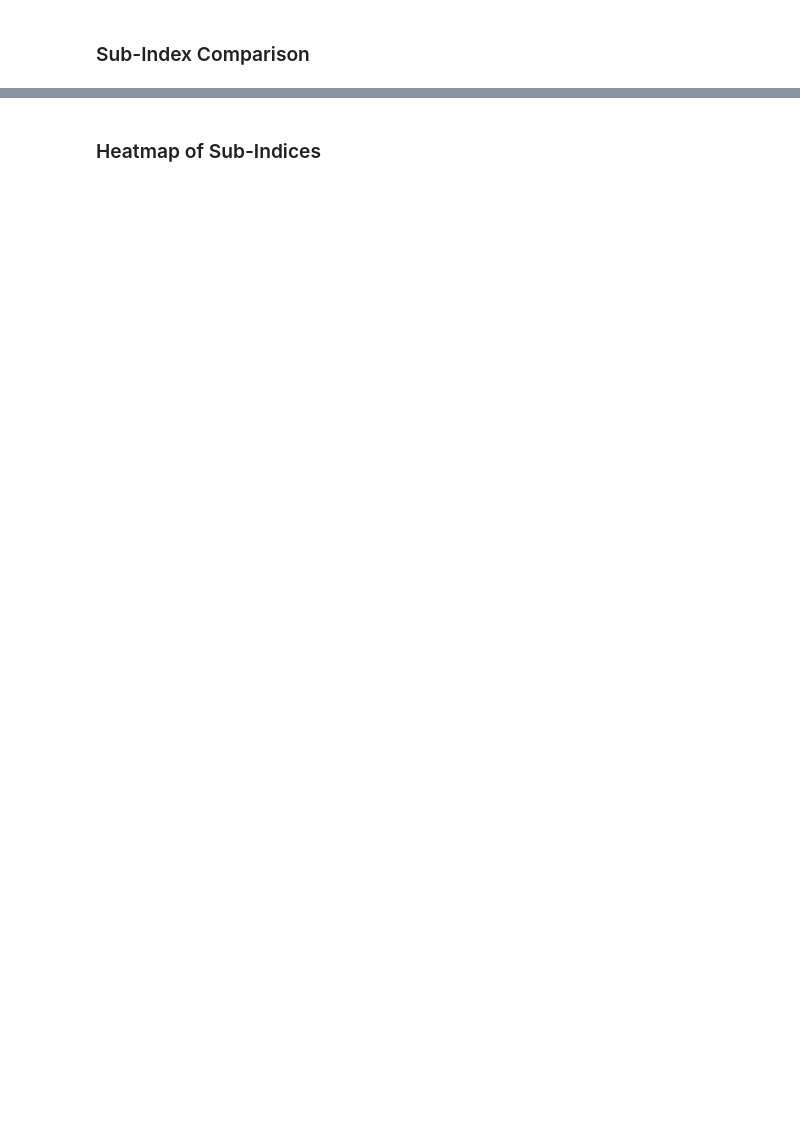
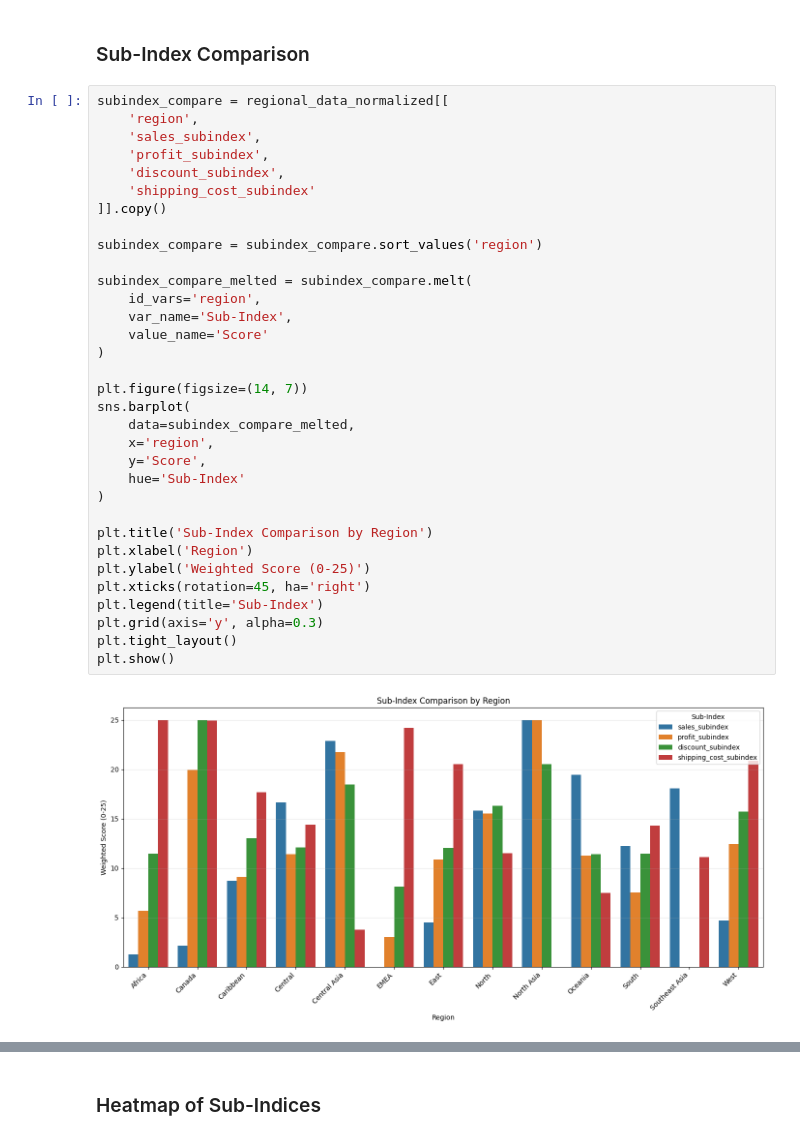
Before and after one commit to HaroldasT2/Data_Analysis_and_Visualisation_CA1, a Jupyter notebook: Indicator_analysis.ipynb, the cells around one changed output, grey strips where cells are left out. Cells and saved outputs as stored; diff of their text form; blank space fills up the shorter version.

```diff
--- a/Indicator_analysis.ipynb
+++ b/Indicator_analysis.ipynb
@@ -1895,2 +2137,37 @@ The final composite index provides a clear and interpretable ranking of regional
 # %% [markdown]
 ### Sub-Index Comparison
+# %%
+subindex_compare = regional_data_normalized[[
+    'region',
+    'sales_subindex',
+    'profit_subindex',
+    'discount_subindex',
+    'shipping_cost_subindex'
+]].copy()
+
+subindex_compare = subindex_compare.sort_values('region')
+
+subindex_compare_melted = subindex_compare.melt(
+    id_vars='region',
+    var_name='Sub-Index',
+    value_name='Score'
+)
+
+plt.figure(figsize=(14, 7))
+sns.barplot(
+    data=subindex_compare_melted,
+    x='region',
+    y='Score',
+    hue='Sub-Index'
+)
+
+plt.title('Sub-Index Comparison by Region')
+plt.xlabel('Region')
+plt.ylabel('Weighted Score (0-25)')
+plt.xticks(rotation=45, ha='right')
+plt.legend(title='Sub-Index')
+plt.grid(axis='y', alpha=0.3)
+plt.tight_layout()
+plt.show()
+# %% [output]
+[figure, added]
```
Also changed, not shown: parts of 13 cells of this notebook.
